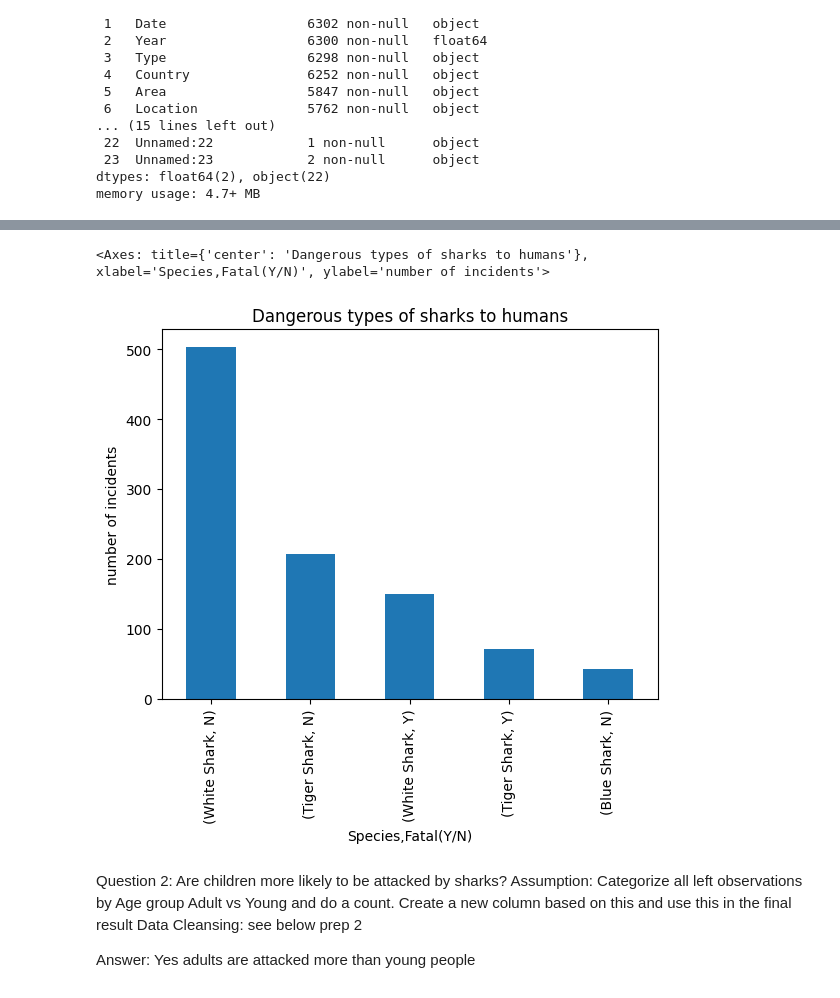
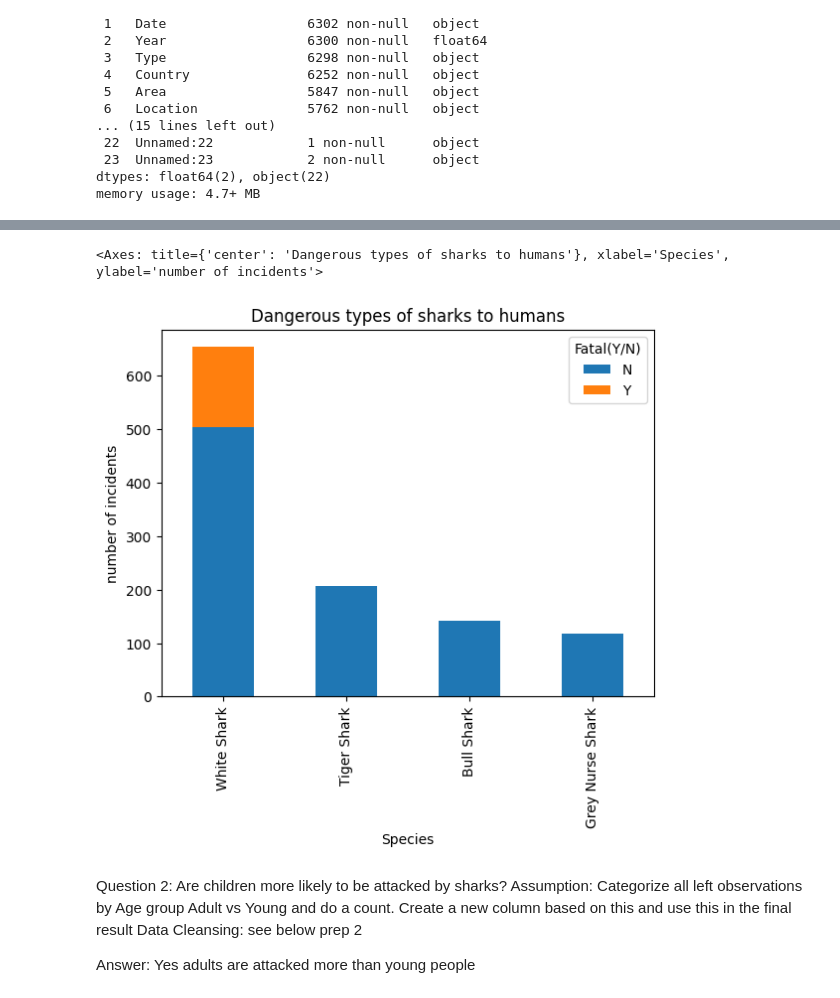
Before and after one commit to ayuksekdag/winacademy_python_dna, a Jupyter notebook: sharkattack/sharkattack.ipynb, the cells around one changed output, grey strips where cells are left out. Drawn from its saved outputs; the diff is of its cells as text; code cells hidden in the pictures.

```diff
--- a/sharkattack/sharkattack.ipynb
+++ b/sharkattack/sharkattack.ipynb
@@ -22,0 +20,3 @@ ds_shark_raw = pd.read_csv("attacks.csv", delimiter=',', encoding='latin1')
+# %%
+url='https://github.com/ayuksekdag/winacademy_python_dna/blob/main/sharkattack/attacks.csv'
+ds_shark_raw = pd.read_csv(url, delimiter=',', encoding='latin1')
@@ -65,17 +67,26 @@ Answer: White Shark attacks humans the most also with the hightest fatal
 # Those records are useless
 
 prep1 = ds_shark_raw.dropna(subset=['Species'])
+prep1 = prep1[~prep1['Species'].str.contains('invalid', case =False)]
 
 
 #step 2 replace values for right category
 prep1.loc[prep1['Species'].str.contains('white', case=False), 'Species' ] = 'White Shark'
 prep1.loc[prep1['Species'].str.contains('tiger', case=False), 'Species'] = 'Tiger Shark'
-prep1.loc[prep1['Species'].str.contains('Blue', case=False), 'Species'] = 'Blue Shark'
-prep1.loc[prep1['Species'].str.contains('not confirmed', case=False), 'Species'] = 'Unknown'
+prep1.loc[prep1['Species'].str.contains('blue', case=False), 'Species'] = 'Blue Shark'
+prep1.loc[prep1['Species'].str.contains('bull', case=False), 'Species'] = 'Bull Shark'
+prep1.loc[prep1['Species'].str.contains('dusky', case=False), 'Species'] = 'Dusky Shark'
+prep1.loc[prep1['Species'].str.contains('grey', case=False), 'Species'] = 'Grey Nurse Shark'
+prep1.loc[prep1['Species'].str.contains('gummy', case=False), 'Species'] = 'Gummy Shark'
+prep1.loc[prep1['Species'].str.contains('nurse', case=False), 'Species'] = 'Grey Nurse Shark'
+prep1.loc[prep1['Species'].str.contains('hammer', case=False), 'Species'] = 'Hammerhead Shark'
+prep1.loc[prep1['Species'].str.contains('dog', case=False), 'Species'] = 'Piked Spurdog'
+
+prep1.loc[prep1['Species'].str.contains('not cofirmed', case=False), 'Species'] = 'Unknown'
 prep1.loc[prep1['Species'].str.contains('unconfirmed', case=False), 'Species'] = 'Unknown'
 
 # category filled ok for 85% observation
-#(prep1.groupby(['Species']).size().sort_values(ascending=[False]).head(10))
+(prep1.groupby(['Species']).size().sort_values(ascending=[False]).head(10))
 
 # cotegory filled ok for 90%
 #(prep1.groupby(['Fatal(Y/N)']).size().sort_values(ascending=[False]).head(10))
@@ -84,15 +108,22 @@ prep1.loc[prep1['Species'].str.contains('unconfirmed', case=False), 'Species'] =
 # %%
 #solution 1: Aggregate on Species in descending order and do a count (size in pandas), take top5 and plot
-(prep1
+tussen_resultaat = (prep1
  .groupby(['Species','Fatal(Y/N)'])
  .size()
  .sort_values(ascending=[False])
+ #.reset_index(name='count')
  .head(5)
- .plot(kind='bar', title='Dangerous types of sharks to humans', ylabel='number of incidents')
 )
+
+ds_ready_for_plot = tussen_resultaat.unstack(level=-1)
+
+
+ds_ready_for_plot.plot(kind='bar',stacked=True
+                       , title='Dangerous types of sharks to humans'
+                       , ylabel='number of incidents')
 # %% [output]
-<Axes: title={'center': 'Dangerous types of sharks to humans'}, xlabel='Species,Fatal(Y/N)', ylabel='number of incidents'>
+<Axes: title={'center': 'Dangerous types of sharks to humans'}, xlabel='Species', ylabel='number of incidents'>
-[figure, old version]
+[figure, new version]
 # %% [markdown]
 Question 2: Are children more likely to be attacked by sharks?
 Assumption: Categorize all left observations by Age group Adult vs Young and do a count. Create a new column based on this and use this in the final result
```
Also changed, not shown: parts of 4 cells of this notebook.
